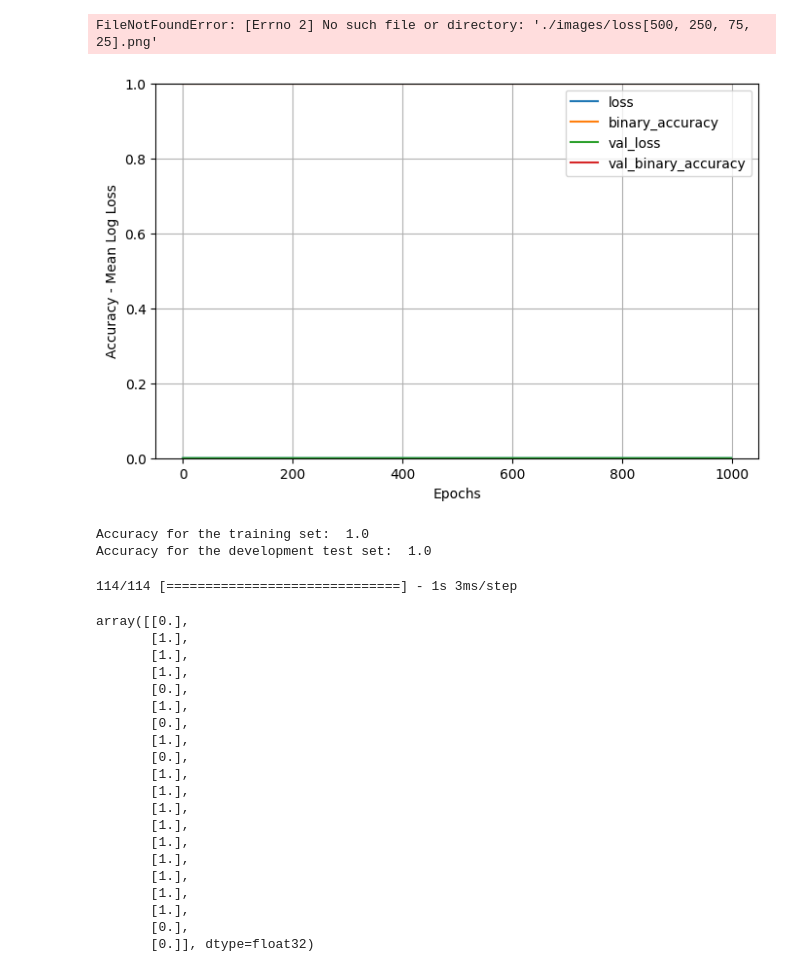
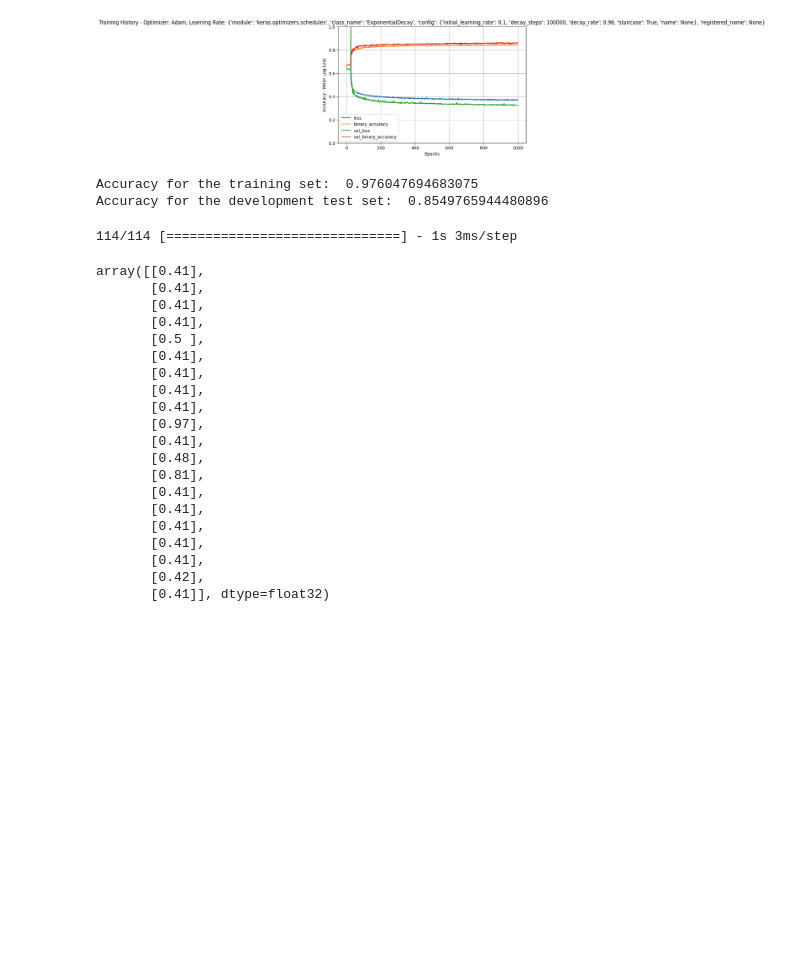
Before and after one commit to SergioArroni/DL, a Jupyter notebook: main.ipynb, the cells around one changed output. Drawn from its saved outputs; the diff is of its cells as text; code cells hidden in the pictures; blank space fills up the shorter version.

```diff
--- a/main.ipynb
+++ b/main.ipynb
@@ -32,7 +55,13 @@ NUM_DEV_EXAMPLES = int (round (X_val.shape[0]/1))
 n_epochs = 1000
 lr = 0.1
 batch_size = 512
-n_neurons_per_hlayer = [500, 250, 75, 25]
+n_neurons_per_hlayer = [1024, 512, 256, 128, 64, 32]
+
+lr_schedule = tf.keras.optimizers.schedules.ExponentialDecay(
+lr,
+decay_steps=100000,
+decay_rate=0.96,
+staircase=True)
 # %%
 #Construir el modelo
 model = keras.Sequential(name="DeepFeedforward")
@@ -40,7 +69,10 @@ model = keras.Sequential(name="DeepFeedforward")
 model.add(keras.layers.InputLayer(input_shape=(INPUTS,), batch_size=None))
 
 for neurons in n_neurons_per_hlayer:
-  model.add(keras.layers.Dense(neurons, activation="relu"))
+  model.add(keras.layers.Dense(neurons))
+  model.add(keras.layers.BatchNormalization())
+  model.add(keras.layers.Activation("sigmoid"))
+  model.add(keras.layers.Dropout(rate=0.75))
 
 model.add(keras.layers.Dense(1, activation="sigmoid"))
 model.summary()
@@ -66,8 +96,10 @@ Non-trainable params: 0 (0.00 Byte)
 _________________________________________________________________
 # %%
 #Compilar el modelo
+opt = tf.keras.optimizers.Adam(learning_rate=lr_schedule, beta_1=0.9, beta_2=0.999)
+#opt = tf.keras.optimizers.SGD(learning_rate=lr_schedule)
 model.compile(loss=tf.keras.losses.binary_crossentropy,
-              optimizer=tf.keras.optimizers.SGD(learning_rate=lr),
+              optimizer=opt,
               metrics=["binary_accuracy"])
 # %%
 #Entrenar el modelo
@@ -96,48 +128,48 @@ Epoch 1000/1000
 # %%
 #Obtener los resultados
+title = f"Training History - Optimizer: {type(opt).__name__}, Learning Rate: {opt.get_config()['learning_rate']}"
 results=pd.DataFrame(history.history)
-results.plot(figsize=(8, 5))
+results.plot(figsize=(8, 5), title=title)
 plt.grid(True)
 plt.xlabel ("Epochs")
 plt.ylabel ("Accuracy - Mean Log Loss")
 plt.gca().set_ylim(0, 1) # set the vertical range to [0-1]
-plt.savefig(f"./images/loss{n_neurons_per_hlayer}.png")
+plt.savefig(f"./images/loss{n_neurons_per_hlayer}_{type(opt).__name__}_sigmoidDropOut075Scheduler.png")
 plt.show()
 # %% [output]
-FileNotFoundError: [Errno 2] No such file or directory: './images/loss[500, 250, 75, 25].png'
-[figure, old version]
+[figure, new version]
 # %%
 print ("Accuracy for the training set: ", results.binary_accuracy.values[-1:][0])
 print ("Accuracy for the development test set: ", results.val_binary_accuracy.values[-1:][0])
 # %% [output]
-Accuracy for the training set:  1.0
-Accuracy for the development test set:  1.0
+Accuracy for the training set:  0.976047694683075
+Accuracy for the development test set:  0.8549765944480896
 # %%
 #Validar el modelo
 dev_predictions=model.predict(X_val).round(2)
 dev_predictions[:20]
 # %% [output]
 114/114 [==============================] - 1s 3ms/step
-array([[0.],
-       [1.],
-       [1.],
-       [1.],
-       [0.],
-       [1.],
-       [0.],
-       [1.],
-       [0.],
-       [1.],
-       [1.],
-       [1.],
-       [1.],
-       [1.],
-       [1.],
-       [1.],
-       [1.],
-       [1.],
-       [0.],
-       [0.]], dtype=float32)
+array([[0.41],
+       [0.41],
+       [0.41],
+       [0.41],
+       [0.5 ],
+       [0.41],
+       [0.41],
+       [0.41],
+       [0.41],
+       [0.97],
+       [0.41],
+       [0.48],
+       [0.81],
+       [0.41],
+       [0.41],
+       [0.41],
+       [0.41],
+       [0.41],
+       [0.42],
+       [0.41]], dtype=float32)
 # %%
 dev_rounded_predictions=np.round(dev_predictions)
 indices = np.argmax(dev_predictions,1)
```
Also changed, not shown: parts of 19 cells of this notebook.
